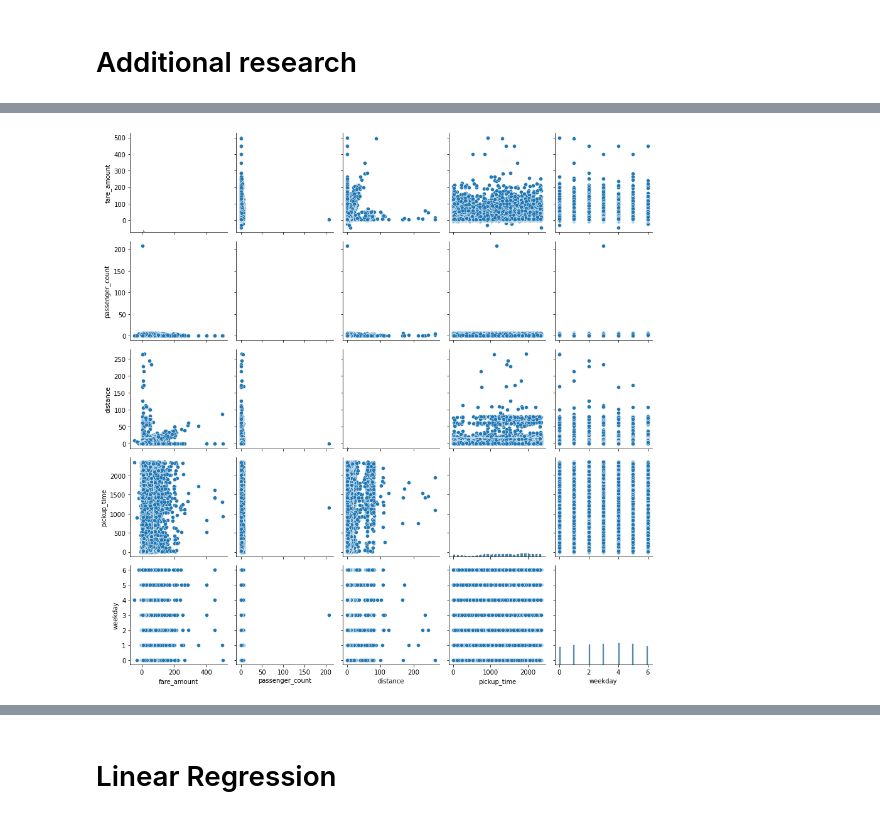
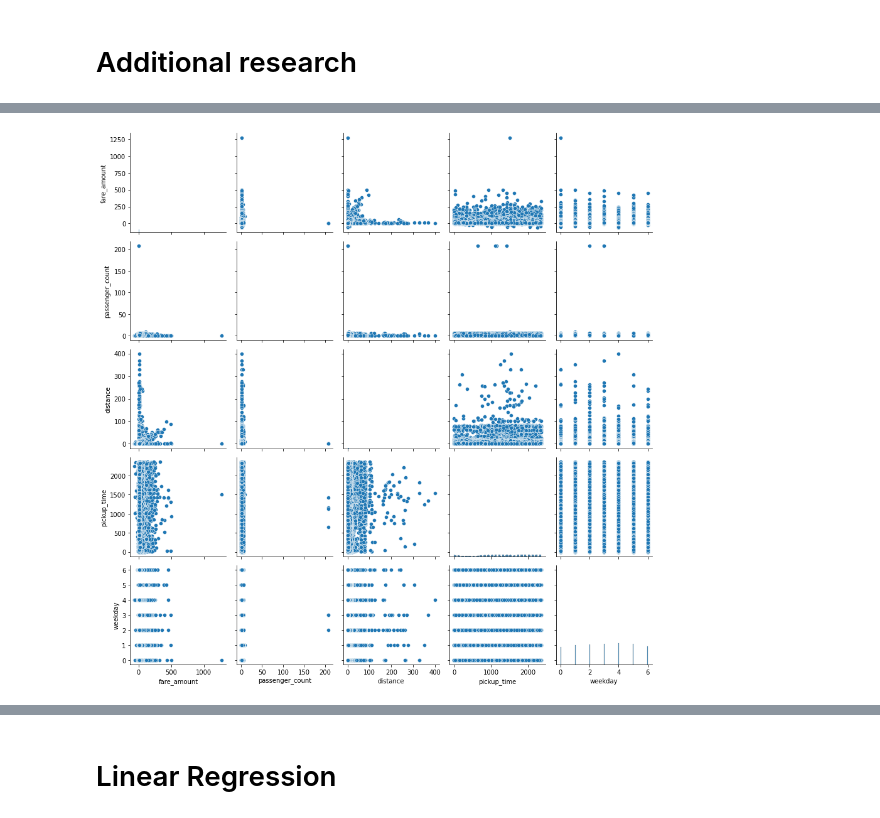
Before and after one commit to humennaT01/machine-learning, a Jupyter notebook: IndividualTask/Regression/IndivTask1.ipynb, the cells around one changed output, grey strips where cells are left out. Saved outputs shown, nothing was run; the diff lists cells and outputs as text; code cells hidden in the pictures.

```diff
--- a/IndividualTask/Regression/IndivTask1.ipynb
+++ b/IndividualTask/Regression/IndivTask1.ipynb
@@ -9,7 +9,7 @@ from sklearn.pipeline import Pipeline
 from sklearn.preprocessing import PolynomialFeatures
 from sklearn import metrics
 # %%
-df=pd.read_csv('train.csv',nrows =1_000_000)
+df=pd.read_csv('train.csv',nrows =3_000_000)
 df.head()
 # %% [output]
 |  | key | fare_amount | pickup_datetime | pickup_longitude | pickup_latitude | dropoff_longitude | ... |
@@ -116,3 +125,7 @@ df.head()
 | 2 | 2011-08-18 00:35:00.00000049 | 5.7 | -73.982738 | 40.761270 | -73.991242 | 40.750562 | ... |
 | 3 | 2012-04-21 04:30:42.0000001 | 7.7 | -73.987130 | 40.733143 | -73.991567 | 40.758092 | ... |
 | 4 | 2010-03-09 07:51:00.000000135 | 5.3 | -73.968095 | 40.768008 | -73.956655 | 40.783762 | ... |
+# %%
+#фільтрація даних
+df_filtered = df
+df_filtered = df_filtered.drop(columns=['pickup_latitude','pickup_longitude','dropoff_longitude',"dropoff_latitude"])
@@ -119,7 +151,8 @@ df.head()
 # %%
 columns = ['fare_amount','passenger_count','distance','pickup_time','weekday']
-sns.pairplot(df[columns]);
+sns.pairplot(df_filtered[columns]);
 plt.tight_layout();
 plt.show()
+#Лінійні залежності між різними характеристиками
 # %% [output]
-[figure, old version]
+[figure, new version]
```
Also changed, not shown: parts of 30 cells of this notebook.
